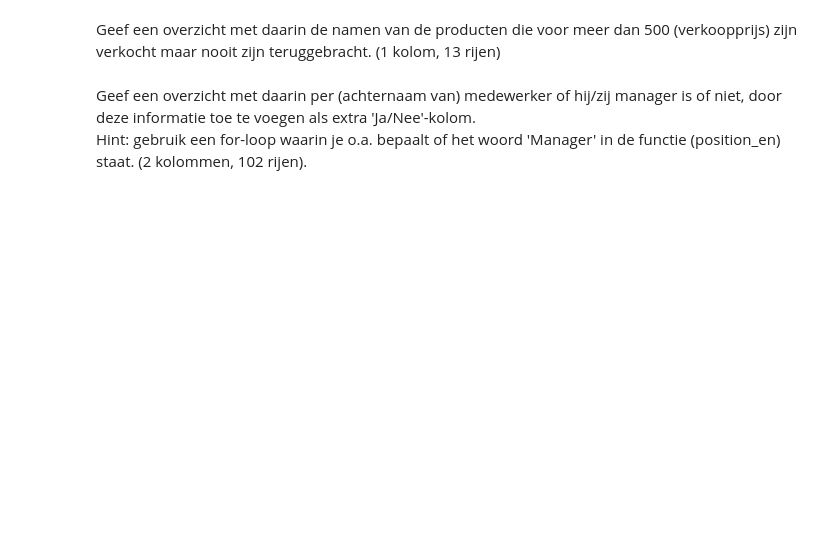
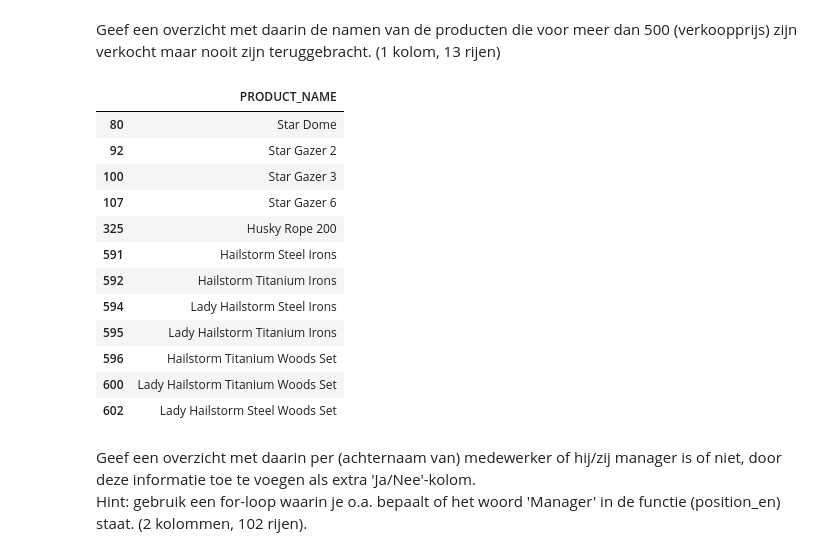
Before and after one commit to Jarnovis/DEDS_Portfolio, a Jupyter notebook: src/deds_portfolio/DEDS_WC_1.2_en_1.3_Opdrachten.ipynb, the cells around one changed output. Saved outputs shown, nothing was run; the diff lists cells and outputs as text; code cells hidden in the pictures; blank space fills up the shorter version.

```diff
--- a/src/deds_portfolio/DEDS_WC_1.2_en_1.3_Opdrachten.ipynb
+++ b/src/deds_portfolio/DEDS_WC_1.2_en_1.3_Opdrachten.ipynb
@@ -514,5 +568,26 @@ Geef een overzicht met daarin het aantal producten waarvan de marge lager is dan
 # %% [markdown]
 Geef een overzicht met daarin de namen van de producten die voor meer dan 500 (verkoopprijs) zijn verkocht maar nooit zijn teruggebracht. (1 kolom, 13 rijen)
+# %%
+not_returned = pd.merge(products, order_details, left_on="PRODUCT_NUMBER", how="inner", right_on="PRODUCT_NUMBER")
+not_returned = pd.merge(not_returned, return_items, left_on="ORDER_DETAIL_CODE", how="inner", right_on="ORDER_DETAIL_CODE")
+
+not_returned = not_returned[not_returned["UNIT_SALE_PRICE"] > 500]
+not_returned = not_returned[["PRODUCT_NAME"]].drop_duplicates()
+not_returned
+# %% [output]
+|  | PRODUCT_NAME |
+| 80 | Star Dome |
+| 92 | Star Gazer 2 |
+| 100 | Star Gazer 3 |
+| 107 | Star Gazer 6 |
+| 325 | Husky Rope 200 |
+| 591 | Hailstorm Steel Irons |
+| 592 | Hailstorm Titanium Irons |
+| 594 | Lady Hailstorm Steel Irons |
+| 595 | Lady Hailstorm Titanium Irons |
+| 596 | Hailstorm Titanium Woods Set |
+| 600 | Lady Hailstorm Titanium Woods Set |
+| 602 | Lady Hailstorm Steel Woods Set |
 # %% [markdown]
 Geef een overzicht met daarin per (achternaam van) medewerker of hij/zij manager is of niet, door deze informatie toe te voegen als extra 'Ja/Nee'-kolom.<br>
 Hint: gebruik een for-loop waarin je o.a. bepaalt of het woord 'Manager' in de functie (position_en) staat. (2 kolommen, 102 rijen).
```
Also changed, not shown: parts of 4 cells of this notebook.
